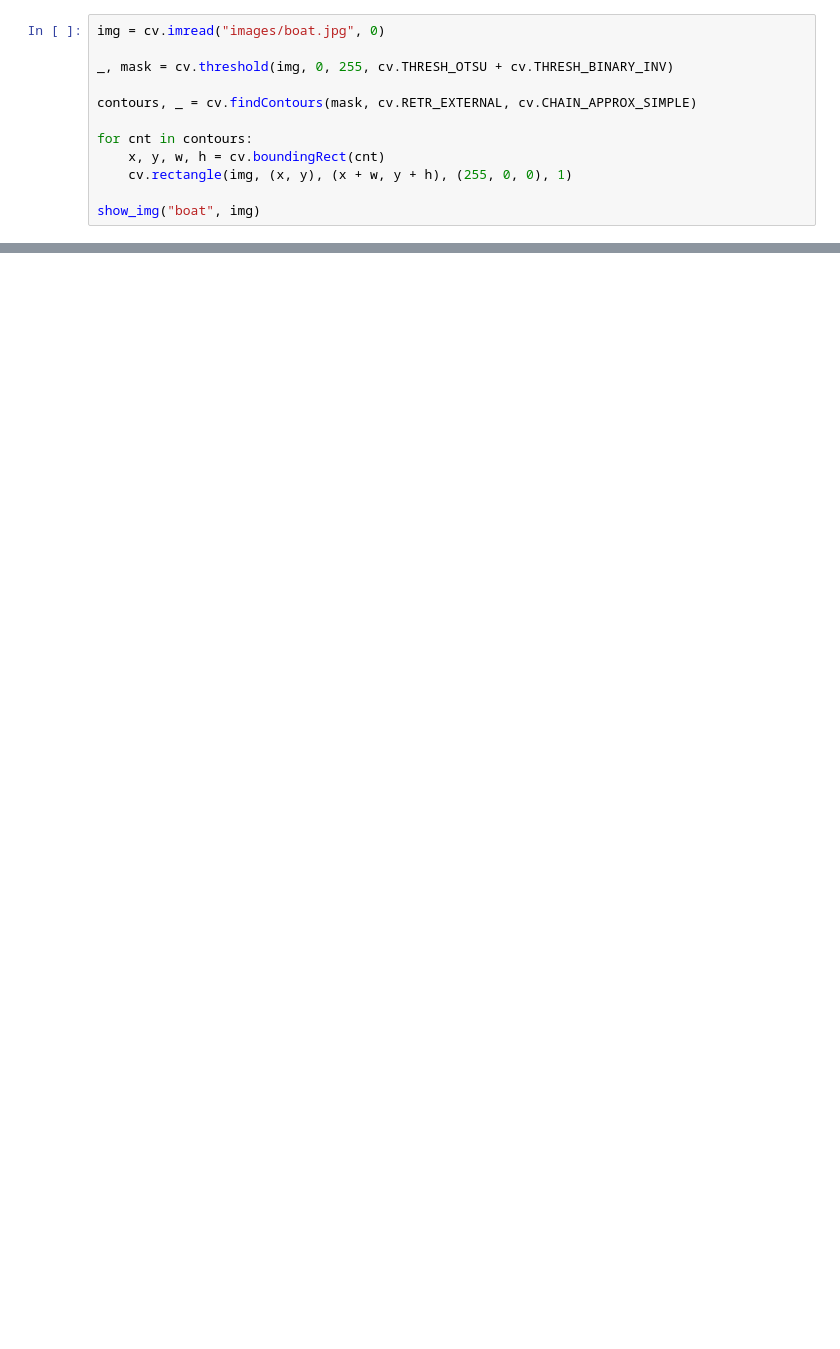
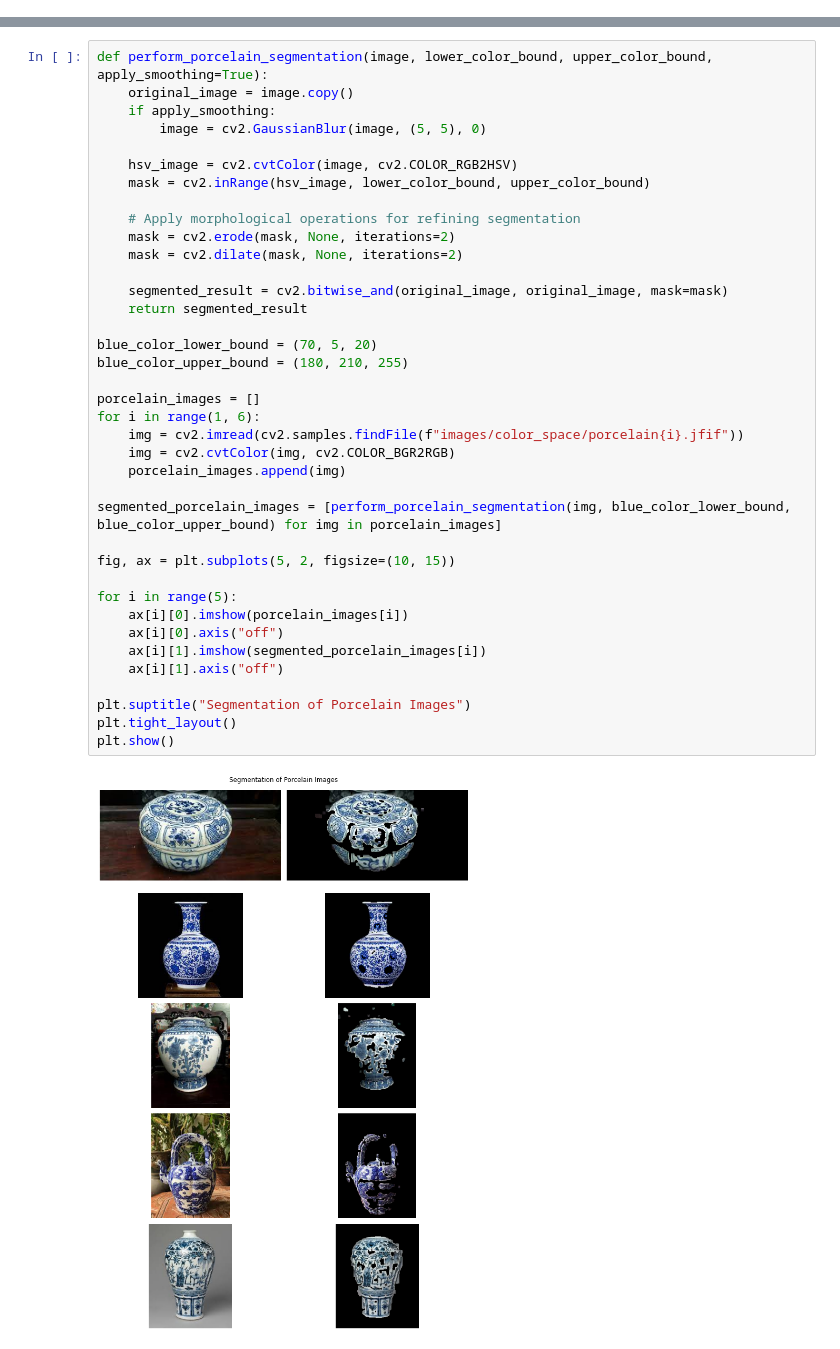
Before and after one commit to jib3310/Mini_Project_Tang_Sutian, a Jupyter notebook: Week6.ipynb, the cells around one changed output, grey strips where cells are left out. Saved outputs shown, nothing was run; the diff lists cells and outputs as text; blank space fills up the shorter version.

```diff
--- a/Week6.ipynb
+++ b/Week6.ipynb
@@ -5,12 +5,0 @@ from util_func import *
-# %%
-img = cv.imread("images/boat.jpg", 0)
-
-_, mask = cv.threshold(img, 0, 255, cv.THRESH_OTSU + cv.THRESH_BINARY_INV)
-
-contours, _ = cv.findContours(mask, cv.RETR_EXTERNAL, cv.CHAIN_APPROX_SIMPLE)
-
-for cnt in contours:
-    x, y, w, h = cv.boundingRect(cnt)
-    cv.rectangle(img, (x, y), (x + w, y + h), (255, 0, 0), 1)
-
-show_img("boat", img)
@@ -49,0 +66,40 @@ error: OpenCV(4.8.0) D:\a\opencv-python\opencv-python\opencv\modules\imgproc\src
+# %%
+def perform_porcelain_segmentation(image, lower_color_bound, upper_color_bound, apply_smoothing=True):
+    original_image = image.copy()
+    if apply_smoothing:
+        image = cv2.GaussianBlur(image, (5, 5), 0)
+
+    hsv_image = cv2.cvtColor(image, cv2.COLOR_RGB2HSV)
+    mask = cv2.inRange(hsv_image, lower_color_bound, upper_color_bound)
+
+    # Apply morphological operations for refining segmentation
+    mask = cv2.erode(mask, None, iterations=2)
+    mask = cv2.dilate(mask, None, iterations=2)
+
+    segmented_result = cv2.bitwise_and(original_image, original_image, mask=mask)
+    return segmented_result
+
+blue_color_lower_bound = (70, 5, 20)
+blue_color_upper_bound = (180, 210, 255)
+
+porcelain_images = []
+for i in range(1, 6):
+    img = cv2.imread(cv2.samples.findFile(f"images/color_space/porcelain{i}.jfif"))
+    img = cv2.cvtColor(img, cv2.COLOR_BGR2RGB)
+    porcelain_images.append(img)
+
+segmented_porcelain_images = [perform_porcelain_segmentation(img, blue_color_lower_bound, blue_color_upper_bound) for img in porcelain_images]
+
+fig, ax = plt.subplots(5, 2, figsize=(10, 15))
+
+for i in range(5):
+    ax[i][0].imshow(porcelain_images[i])
+    ax[i][0].axis("off")
+    ax[i][1].imshow(segmented_porcelain_images[i])
+    ax[i][1].axis("off")
+
+plt.suptitle("Segmentation of Porcelain Images")
+plt.tight_layout()
+plt.show()
+# %% [output]
+[figure, added]
```
Also changed, not shown: parts of 4 cells of this notebook.
